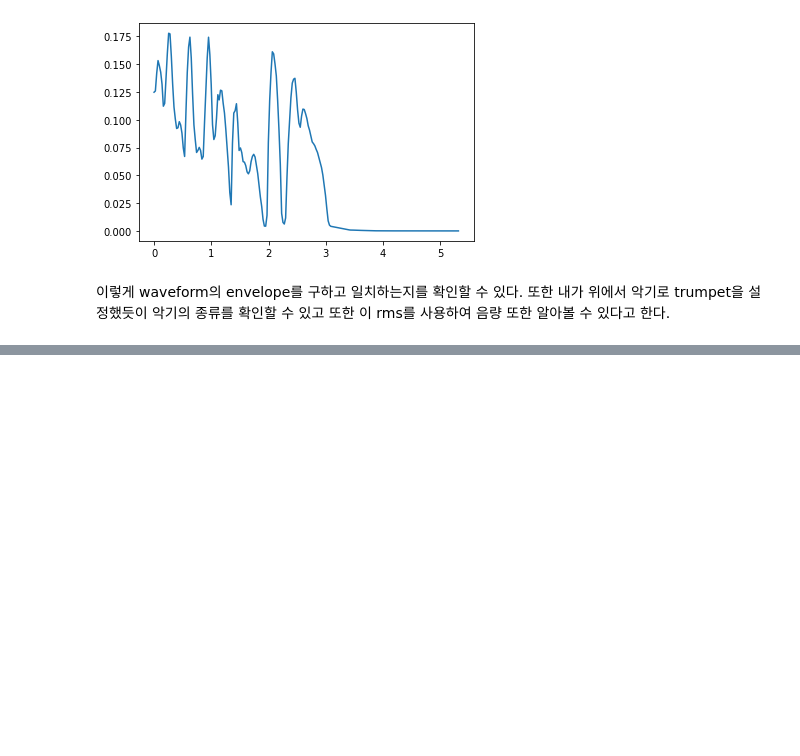
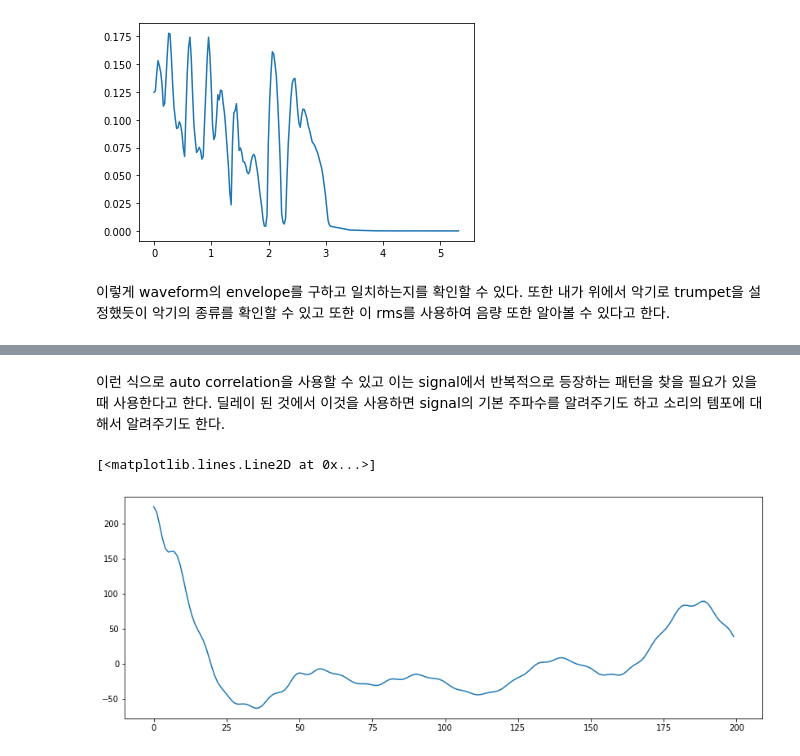
Before and after one commit to jinsu1214/class2022spring, a Jupyter notebook: 20220425.ipynb, the cells around one changed output, grey strips where cells are left out. Drawn from its saved outputs; the diff is of its cells as text; code cells hidden in the pictures; blank space fills up the shorter version.

```diff
--- a/20220425.ipynb
+++ b/20220425.ipynb
@@ -21,0 +53,9 @@ plt.plot(times,rms[0])
+# %% [markdown]
+이런 식으로 auto correlation을 사용할 수 있고 이는 signal에서 반복적으로 등장하는 패턴을 찾을 필요가 있을 때 사용한다고 한다. 딜레이 된 것에서 이것을 사용하면 signal의 기본 주파수를 알려주기도 하고 소리의 템포에 대해서 알려주기도 한다.
+# %%
+r = librosa.autocorrelate(x, max_size=5000)
+plt.figure(figsize=(14, 5))
+plt.plot(r[:200])
+# %% [output]
+[<matplotlib.lines.Line2D at 0x...>]
+[figure, added]
```
Also changed, not shown: parts of 14 cells of this notebook.
